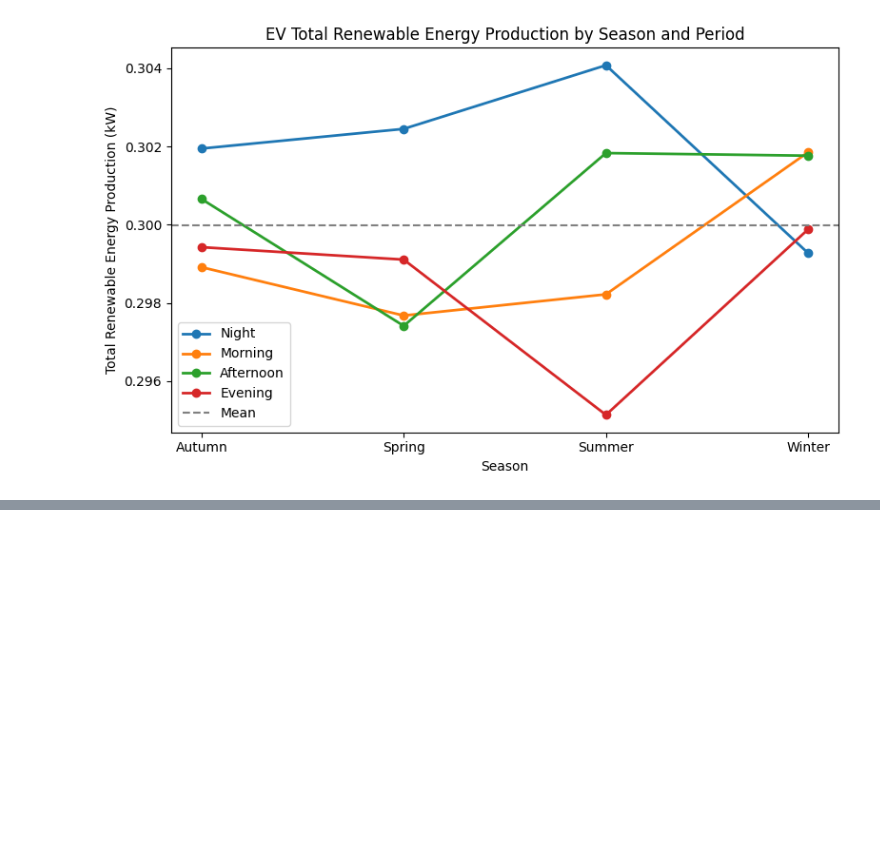
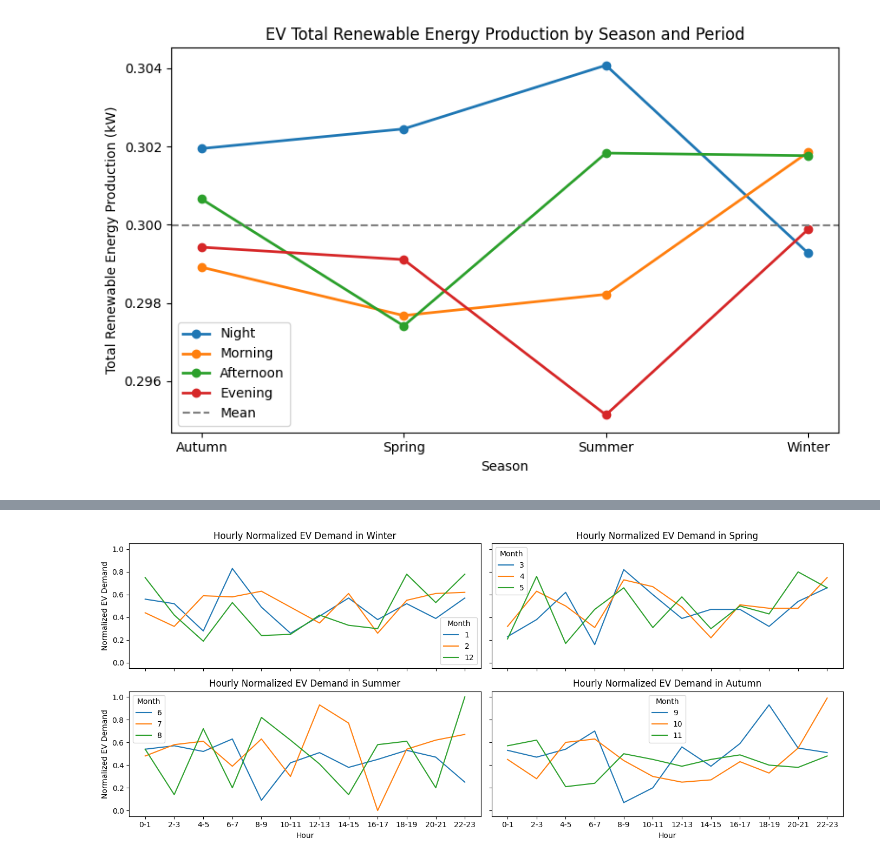
Before and after one commit to aravindhkrishnan09/Data-Science-and-Engineering-Analytics, a Jupyter notebook: Projects/Main_Project_ML/EV Charging Patterns/EV_Charging_Patterns.ipynb, the cells around one changed output, grey strips where cells are left out. Saved outputs shown, nothing was run; the diff lists cells and outputs as text; code cells hidden in the pictures; blank space fills up the shorter version.

```diff
--- a/Projects/Main_Project_ML/EV Charging Patterns/EV_Charging_Patterns.ipynb
+++ b/Projects/Main_Project_ML/EV Charging Patterns/EV_Charging_Patterns.ipynb
@@ -434,0 +675,28 @@ plt.show()
+# %%
+import seaborn as sns
+import matplotlib.pyplot as plt
+
+fig, axes = plt.subplots(2, 2, figsize=(14, 6), sharex=True, sharey=True)
+season = ['Winter', 'Spring', 'Summer', 'Autumn']
+
+for idx, s in enumerate(season):
+    ax = axes[idx // 2, idx % 2]
+    df_condition = df_demand_group[df_demand_group['Season'] == s]
+    sns.lineplot(
+        data=df_condition,
+        x='Hour Label',
+        y='EV Charging Demand (kW) - Normalized',
+        hue='Month',
+        palette='tab10',
+        ax=ax,
+    )
+    ax.set_title(f'Hourly Normalized EV Demand in {s}')
+    ax.set_xlabel('Hour')
+    ax.set_ylabel('Normalized EV Demand')
+
+# Add a single legend outside the plot
+handles, labels = axes[0, 0].get_legend_handles_labels()
+plt.tight_layout()
+plt.show()
+# %% [output]
+[figure, added]
```
Also changed, not shown: parts of 23 cells of this notebook.
